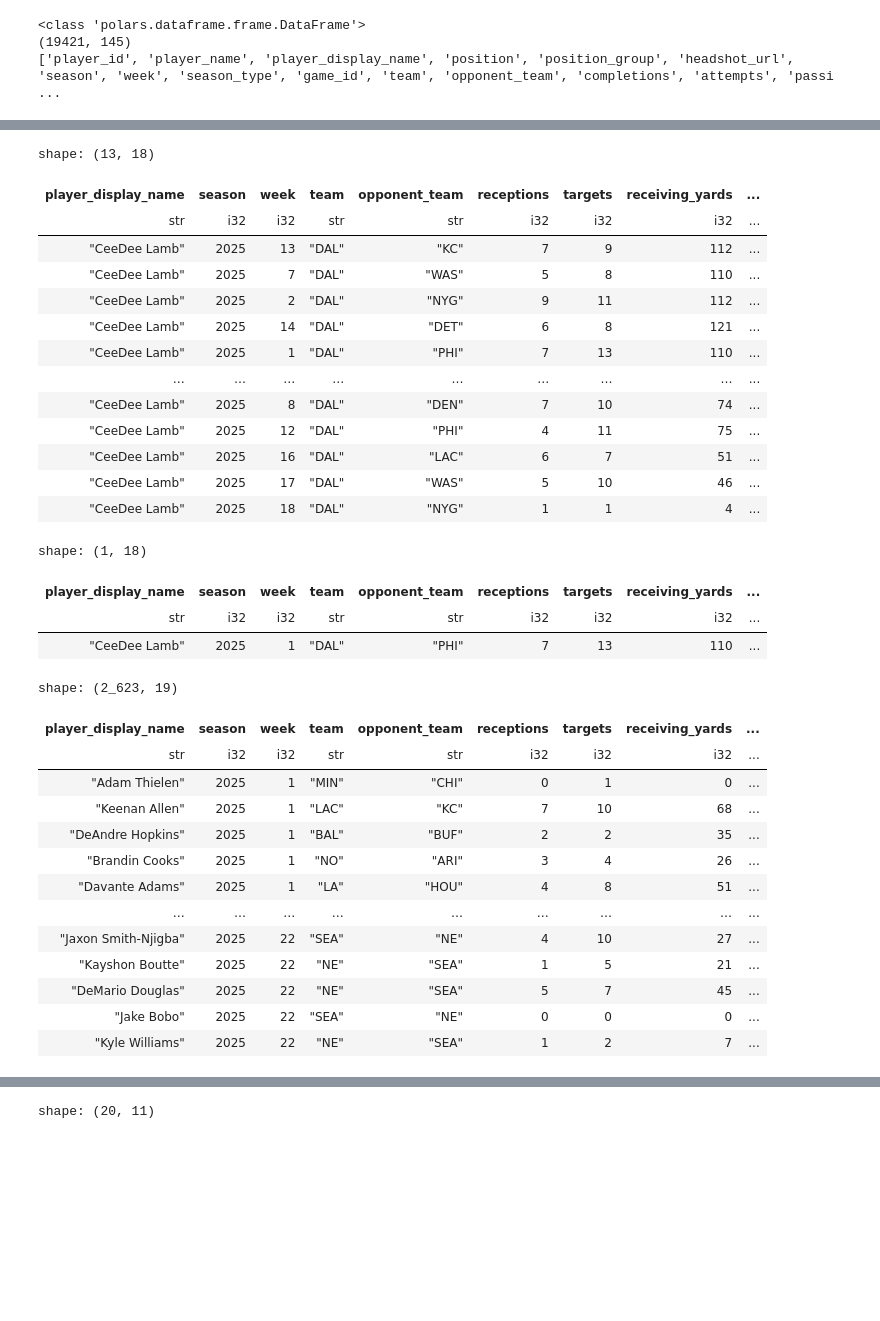
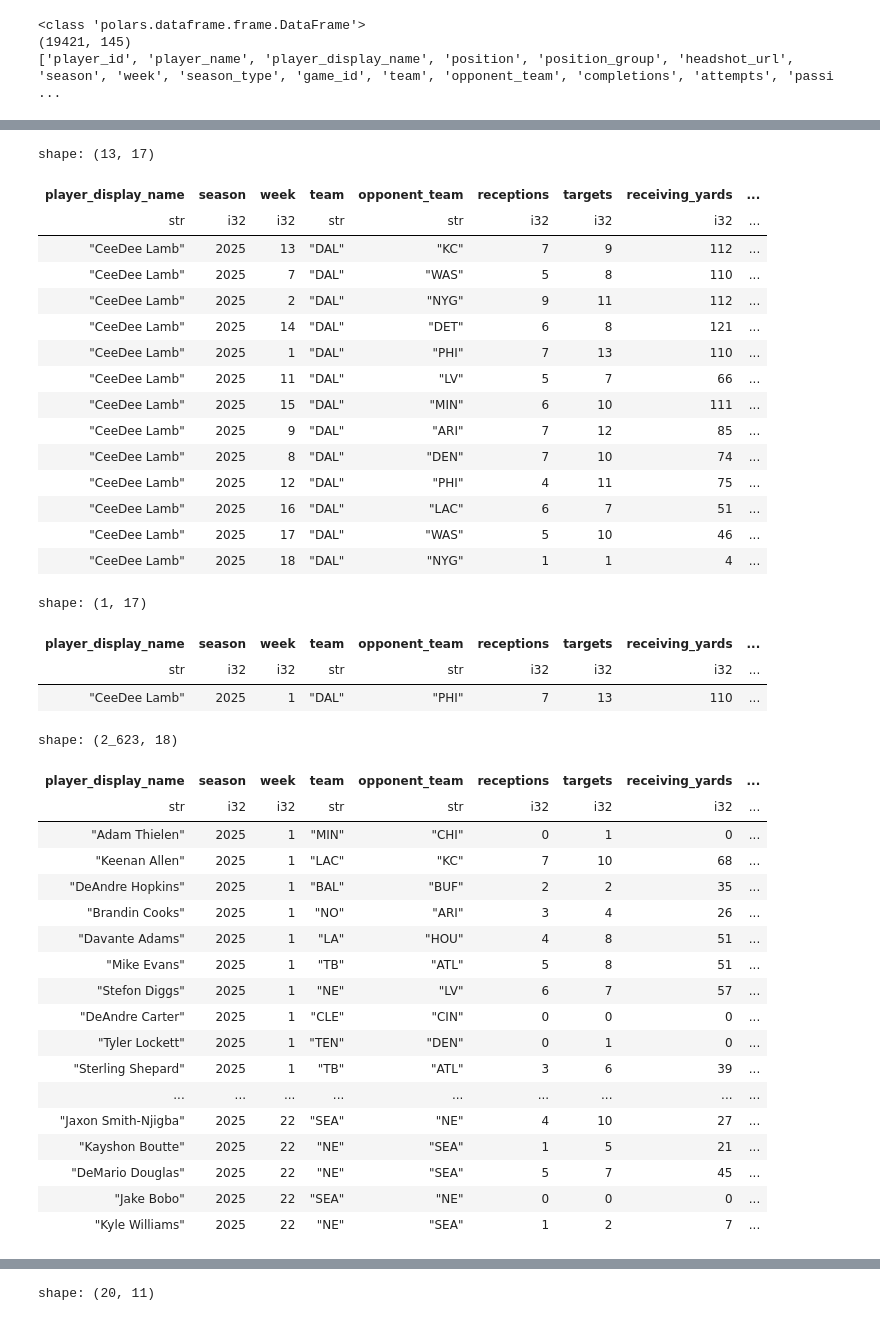
Before and after one commit to samarthsarda9/fantasy-football-project, a Jupyter notebook: notebooks/01_explore_data.ipynb, the cells around one changed output, grey strips where cells are left out. Drawn from its saved outputs; the diff is of its cells as text; code cells hidden in the pictures; blank space fills up the shorter version.

```diff
--- a/notebooks/01_explore_data.ipynb
+++ b/notebooks/01_explore_data.ipynb
@@ -57,14 +57,13 @@ receiving_stats = receivers.select([
     "targets",
     "receiving_yards",
     "receiving_tds",
-    "receiving_air_yards",
-    "receiving_yards_after_catch",
-    "receiving_first_downs",
-    "receiving_fumbles",
     "receiving_fumbles_lost",
+    "receiving_2pt_conversions",
+    "special_teams_tds",
     "rushing_yards",
     "rushing_tds",
     "rushing_fumbles_lost",
+    "rushing_2pt_conversions",
     "fantasy_points_ppr",
 ])
 
@@ -122,7 +130,7 @@ shape: (13, 18)
 # %%
 lamb.sort("fantasy_points_ppr", descending=True)
 # %% [output]
-shape: (13, 18)
+shape: (13, 17)
 | player_display_name | season | week | team | opponent_team | receptions | targets | receiving_yards | ... |
 | str | i32 | i32 | str | str | i32 | i32 | i32 | ... |
 | "CeeDee Lamb" | 2025 | 13 | "DAL" | "KC" | 7 | 9 | 112 | ... |
@@ -130,7 +138,9 @@ shape: (13, 18)
 | "CeeDee Lamb" | 2025 | 2 | "DAL" | "NYG" | 9 | 11 | 112 | ... |
 | "CeeDee Lamb" | 2025 | 14 | "DAL" | "DET" | 6 | 8 | 121 | ... |
 | "CeeDee Lamb" | 2025 | 1 | "DAL" | "PHI" | 7 | 13 | 110 | ... |
-| … | … | … | … | … | … | … | … | ... |
+| "CeeDee Lamb" | 2025 | 11 | "DAL" | "LV" | 5 | 7 | 66 | ... |
+| "CeeDee Lamb" | 2025 | 15 | "DAL" | "MIN" | 6 | 10 | 111 | ... |
+| "CeeDee Lamb" | 2025 | 9 | "DAL" | "ARI" | 7 | 12 | 85 | ... |
 | "CeeDee Lamb" | 2025 | 8 | "DAL" | "DEN" | 7 | 10 | 74 | ... |
 | "CeeDee Lamb" | 2025 | 12 | "DAL" | "PHI" | 4 | 11 | 75 | ... |
 | "CeeDee Lamb" | 2025 | 16 | "DAL" | "LAC" | 6 | 7 | 51 | ... |
@@ -140,32 +150,39 @@ shape: (13, 18)
 lamb_week_1 = lamb.filter((pl.col('week') == 1))
 lamb_week_1
 # %% [output]
-shape: (1, 18)
+shape: (1, 17)
 | player_display_name | season | week | team | opponent_team | receptions | targets | receiving_yards | ... |
 | str | i32 | i32 | str | str | i32 | i32 | i32 | ... |
 | "CeeDee Lamb" | 2025 | 1 | "DAL" | "PHI" | 7 | 13 | 110 | ... |
 # %%
 receiving_stats_ppr = receiving_stats.with_columns(
     (
         pl.col("receptions")
         + (pl.col("receiving_yards") * 0.1)
         + (pl.col("receiving_tds") * 6)
         + (pl.col('rushing_yards') * 0.1)
+        + (pl.col('rushing_tds') * 6)
         - (pl.col("receiving_fumbles_lost") * 2)
+        - (pl.col("rushing_fumbles_lost") * 2)
     ).alias("calculated_ppr")
 )
 
 receiving_stats_ppr
 # %% [output]
-shape: (2_623, 19)
+shape: (2_623, 18)
 | player_display_name | season | week | team | opponent_team | receptions | targets | receiving_yards | ... |
 | str | i32 | i32 | str | str | i32 | i32 | i32 | ... |
 | "Adam Thielen" | 2025 | 1 | "MIN" | "CHI" | 0 | 1 | 0 | ... |
 | "Keenan Allen" | 2025 | 1 | "LAC" | "KC" | 7 | 10 | 68 | ... |
 | "DeAndre Hopkins" | 2025 | 1 | "BAL" | "BUF" | 2 | 2 | 35 | ... |
 | "Brandin Cooks" | 2025 | 1 | "NO" | "ARI" | 3 | 4 | 26 | ... |
 | "Davante Adams" | 2025 | 1 | "LA" | "HOU" | 4 | 8 | 51 | ... |
-| … | … | … | … | … | … | … | … | ... |
+| "Mike Evans" | 2025 | 1 | "TB" | "ATL" | 5 | 8 | 51 | ... |
+| "Stefon Diggs" | 2025 | 1 | "NE" | "LV" | 6 | 7 | 57 | ... |
+| "DeAndre Carter" | 2025 | 1 | "CLE" | "CIN" | 0 | 0 | 0 | ... |
+| "Tyler Lockett" | 2025 | 1 | "TEN" | "DEN" | 0 | 1 | 0 | ... |
+| "Sterling Shepard" | 2025 | 1 | "TB" | "ATL" | 3 | 6 | 39 | ... |
+| ... | ... | ... | ... | ... | ... | ... | ... | ... |
 | "Jaxon Smith-Njigba" | 2025 | 22 | "SEA" | "NE" | 4 | 10 | 27 | ... |
 | "Kayshon Boutte" | 2025 | 22 | "NE" | "SEA" | 1 | 5 | 21 | ... |
 | "DeMario Douglas" | 2025 | 22 | "NE" | "SEA" | 5 | 7 | 45 | ... |
```
Also changed, not shown: parts of 11 cells of this notebook, 1 other file.
